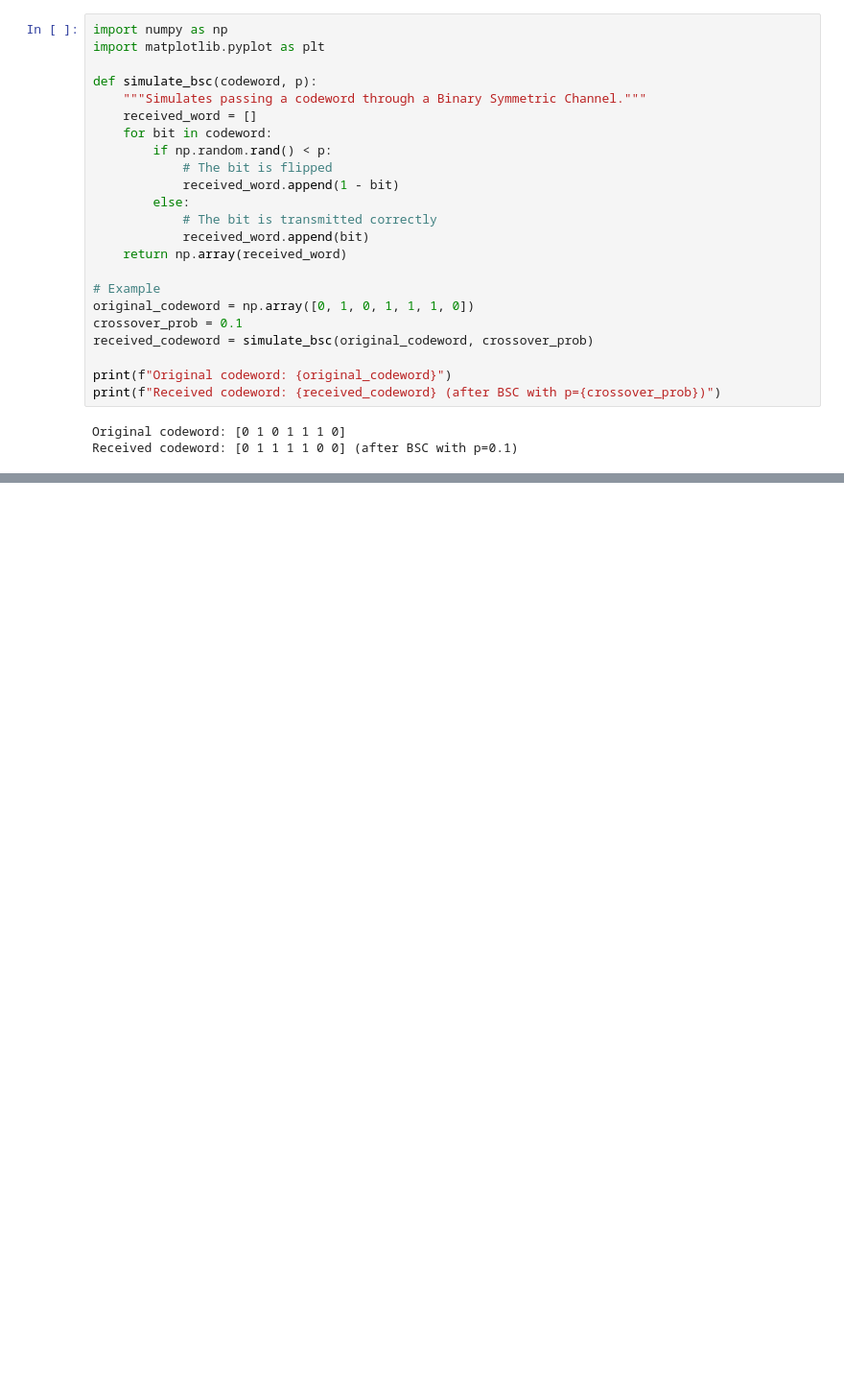
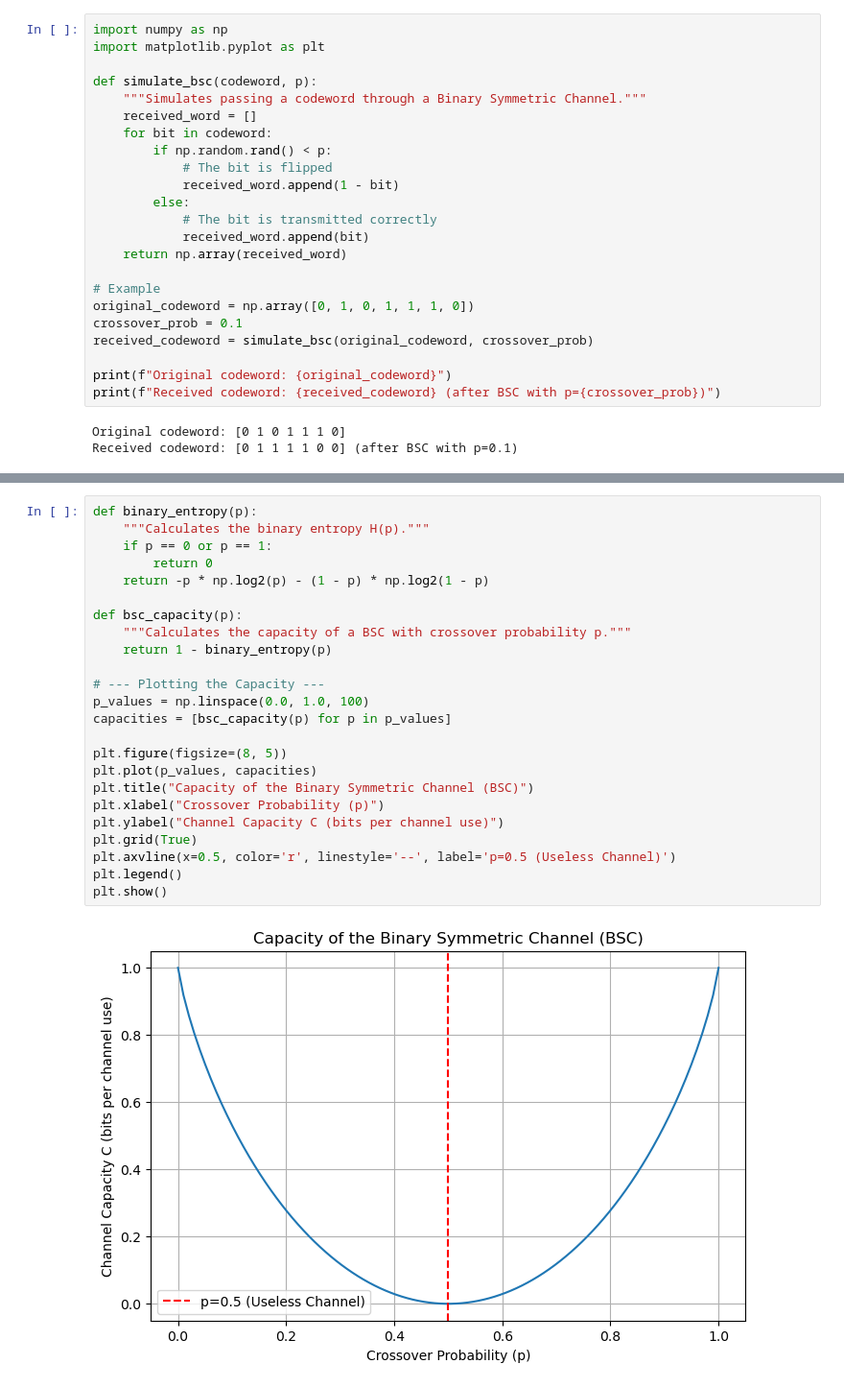
Before and after one commit to sec-bit/mle-pcs, a Jupyter notebook: coding-theory/Shannon-Theorem.ipynb, the cells around one changed output, grey strips where cells are left out. Shown at 96% size. Drawn from its saved outputs; the diff is of its cells as text; blank space fills up the shorter version.

```diff
--- a/coding-theory/Shannon-Theorem.ipynb
+++ b/coding-theory/Shannon-Theorem.ipynb
@@ -113,0 +136,26 @@ This is a crucial model for **continuous** channels, like radio waves.
+# %%
+def binary_entropy(p):
+    """Calculates the binary entropy H(p)."""
+    if p == 0 or p == 1:
+        return 0
+    return -p * np.log2(p) - (1 - p) * np.log2(1 - p)
+
+def bsc_capacity(p):
+    """Calculates the capacity of a BSC with crossover probability p."""
+    return 1 - binary_entropy(p)
+
+# --- Plotting the Capacity ---
+p_values = np.linspace(0.0, 1.0, 100)
+capacities = [bsc_capacity(p) for p in p_values]
+
+plt.figure(figsize=(8, 5))
+plt.plot(p_values, capacities)
+plt.title("Capacity of the Binary Symmetric Channel (BSC)")
+plt.xlabel("Crossover Probability (p)")
+plt.ylabel("Channel Capacity C (bits per channel use)")
+plt.grid(True)
+plt.axvline(x=0.5, color='r', linestyle='--', label='p=0.5 (Useless Channel)')
+plt.legend()
+plt.show()
+# %% [output]
+[figure, added]
```
Also changed, not shown: parts of 2 cells of this notebook.
